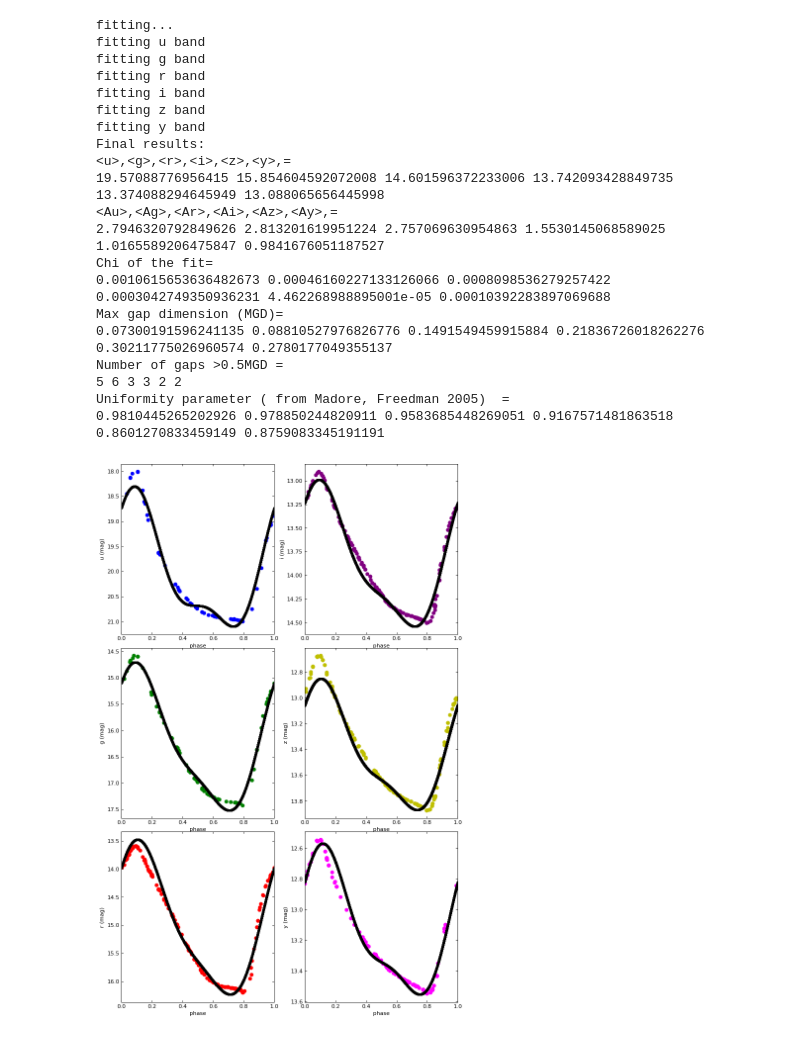
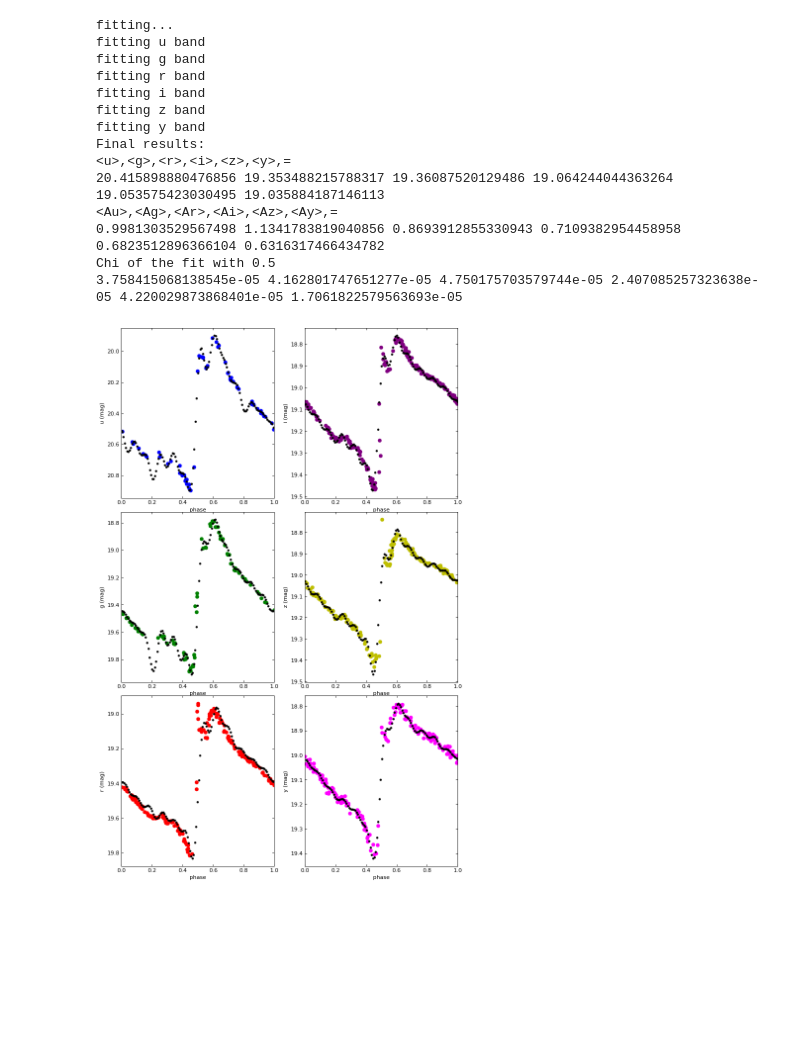
Before and after one commit to MARCELLADC/Metrics-for-Rubin-Cadence-Strategy-Note-2021-revisionated, a Jupyter notebook: Notebook.ipynb, the cells around one changed output. Cells and saved outputs as stored; diff of their text form; code cells hidden in the pictures; blank space fills up the shorter version.

```diff
--- a/Notebook.ipynb
+++ b/Notebook.ipynb
@@ -39,6 +42,7 @@ import LcFitting
 #Insert Ra and Dec --->
 ra=72.000005
 dec=-70.933132
+
 #Provo ad innserire il Bulge (coordinate BaadeWindow)--->
 #ra=270.8839167
 #dec=-30.0352667
@@ -62,7 +66,7 @@ start=0
 finish=10
 #Insert the template of  variable star (Choose for example RRab.csv,RRc.csv,CEF1.csv,CEF2.csv,LPV1.csv,LPV2.csv)--->
 path_ID='./'
-modelName='LPV1'
+modelName='RRab'
 modelFileName=modelName+'.csv'
 path2=path_ID+modelFileName
 
@@ -157,50 +184,37 @@ Zooming-in on 5 candidate peaks:
 period=best_per_temp #or period_model
 
 #Insert the number of harmonics of the model's fit (if NVisits =2*numberOfHarmonics+2 the metric skip to other band without doing  the fit)
-numberOfHarmonics=2
+numberOfHarmonics=12
 #The  value that multiplyes the max distance from two consecutive phases of the light curve (used to count the gaps in  the LC)
 factorForDimensionGap=0.5
 
 outDir=path3
 
 
 #Use of LcFitting!
 finalResult=LcFitting.computation(LcTeoLSST_noised,index_notsaturated,period,numberOfHarmonics,factorForDimensionGap,label,outDir)
 
 #...and is useful to have all these information!!
 print('Final results:')
 print('<u>,<g>,<r>,<i>,<z>,<y>,=')
 print(finalResult['mean_u'],finalResult['mean_g'],finalResult['mean_r'],finalResult['mean_i'],finalResult['mean_z'],finalResult['mean_y'])
 print('<Au>,<Ag>,<Ar>,<Ai>,<Az>,<Ay>,=')
 print(finalResult['ampl_u'],finalResult['ampl_g'],finalResult['ampl_r'],finalResult['ampl_i'],finalResult['ampl_z'],finalResult['ampl_y'])
-print('Chi of the fit=')
+print('Chi of the fit with '+ str(factorForDimensionGap))
 print(finalResult['chi_u'],finalResult['chi_g'],finalResult['chi_r'],finalResult['chi_i'],finalResult['chi_z'],finalResult['chi_y'])
-
-print('Max gap dimension (MGD)=')
-print(finalResult['maxGapDimension_u'],finalResult['maxGapDimension_g'],finalResult['maxGapDimension_r'],finalResult['maxGapDimension_i'],finalResult['maxGapDimension_z'],finalResult['maxGapDimension_y'])
-print('Number of gaps >'+ str(factorForDimensionGap)+'MGD =')
-print(finalResult['numberOfGaps_u'],finalResult['numberOfGaps_g'],finalResult['numberOfGaps_r'],finalResult['numberOfGaps_i'],finalResult['numberOfGaps_z'],finalResult['numberOfGaps_y'])
-print('Uniformity parameter ( from Madore, Freedman 2005)  =')
-print(finalResult['uniformity_u'],finalResult['uniformity_g'],finalResult['uniformity_r'],finalResult['uniformity_i'],finalResult['uniformity_z'],finalResult['uniformity_y'])
 # %% [output]
 fitting...
 fitting u band
 fitting g band
 fitting r band
 fitting i band
 fitting z band
 fitting y band
 Final results:
 <u>,<g>,<r>,<i>,<z>,<y>,=
-19.57088776956415 15.854604592072008 14.601596372233006 13.742093428849735 13.374088294645949 13.088065656445998
+20.415898880476856 19.353488215788317 19.36087520129486 19.064244044363264 19.053575423030495 19.035884187146113
 <Au>,<Ag>,<Ar>,<Ai>,<Az>,<Ay>,=
-2.7946320792849626 2.813201619951224 2.757069630954863 1.5530145068589025 1.0165589206475847 0.9841676051187527
-Chi of the fit=
-0.0010615653636482673 0.00046160227133126066 0.0008098536279257422 0.0003042749350936231 4.462268988895001e-05 0.00010392283897069688
-Max gap dimension (MGD)=
-0.07300191596241135 0.08810527976826776 0.1491549459915884 0.21836726018262276 0.30211775026960574 0.2780177049355137
-Number of gaps >0.5MGD =
-5 6 3 3 2 2
-Uniformity parameter ( from Madore, Freedman 2005)  =
-0.9810445265202926 0.978850244820911 0.9583685448269051 0.9167571481863518 0.8601270833459149 0.8759083345191191
+0.9981303529567498 1.1341783819040856 0.8693912855330943 0.7109382954458958 0.6823512896366104 0.6316317466434782
+Chi of the fit with 0.5
+3.758415068138545e-05 4.162801747651277e-05 4.750175703579744e-05 2.407085257323638e-05 4.220029873868401e-05 1.7061822579563693e-05
-[figure, old version]
+[figure, new version]
```
Also changed, not shown: parts of 4 cells of this notebook, 3 other files.
